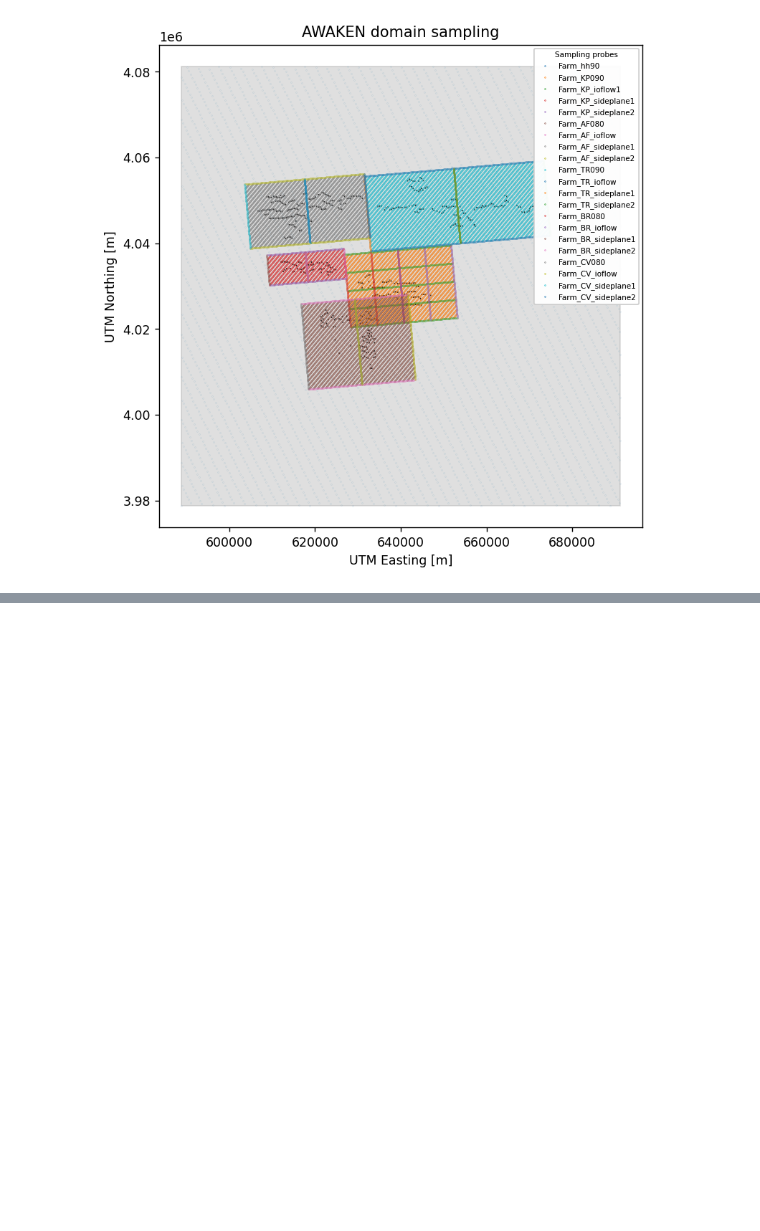
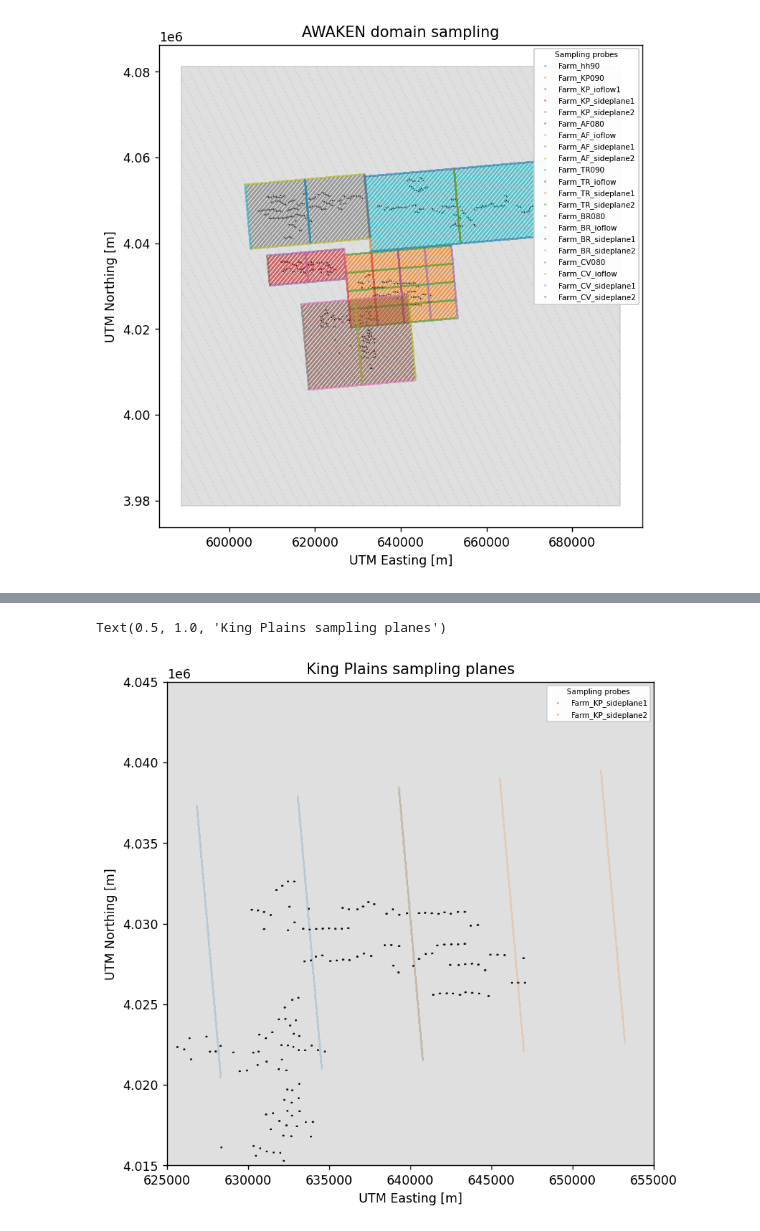
Before and after one commit to lawrenceccheung/AWAKEN_summit_setup, a Jupyter notebook: UnstableABL_farmrun1/PlotDomain.ipynb, the cells around one changed output, grey strips where cells are left out. Drawn from its saved outputs; the diff is of its cells as text; code cells hidden in the pictures; blank space fills up the shorter version.

```diff
--- a/UnstableABL_farmrun1/PlotDomain.ipynb
+++ b/UnstableABL_farmrun1/PlotDomain.ipynb
@@ -191,3 +241,28 @@ Text(0.5, 1.0, 'AWAKEN domain sampling')
+# %%
+# Plot the domain
+fig, ax = plt.subplots(figsize=(7,7), facecolor='w', dpi=125)
+
+# Set any additional items to plot
+case.popup_storteddata['plotdomain']['plot_sampleprobes_style']  = "{'markersize':0.1, 'marker':'.', 'linestyle':'None', }"
+case.popup_storteddata['plotdomain']['plot_sampleprobes_legend'] = "{'title':'Sampling probes', 'fontsize':6, 'loc':'upper right', 'markerscale':6}"
+case.popup_storteddata['plotdomain']['plot_sampleprobes']    = ['Farm_KP_sideplane1', 'Farm_KP_sideplane2']
+case.popup_storteddata['plotdomain']['plot_chooseview']      = 'XY'
+case.popup_storteddata['plotdomain']['plot_refineboxes']     = []
+case.popup_storteddata['plotdomain']['plot_turbines']        = case.listboxpopupwindict['listboxactuator'].getitemlist()
+case.popup_storteddata['plotdomain']['plot_windnortharrows'] = False
+start = time.time()
+case.plotDomain(ax=ax, verbose=False, plotskip=50)
+
+ax.set_aspect('auto')
+ax.set_xlim([ 625000,  655000])
+ax.set_ylim([4015000, 4045000])
+
+ax.set_xlabel('UTM Easting [m]')
+ax.set_ylabel('UTM Northing [m]')
+ax.set_title('King Plains sampling planes')
+# %% [output]
+Text(0.5, 1.0, 'King Plains sampling planes')
+[figure, added]
 # %%
 # Plot the domain
 fig, ax = plt.subplots(figsize=(7,7), facecolor='w', dpi=125)
```
Also changed, not shown: parts of 5 cells of this notebook.
